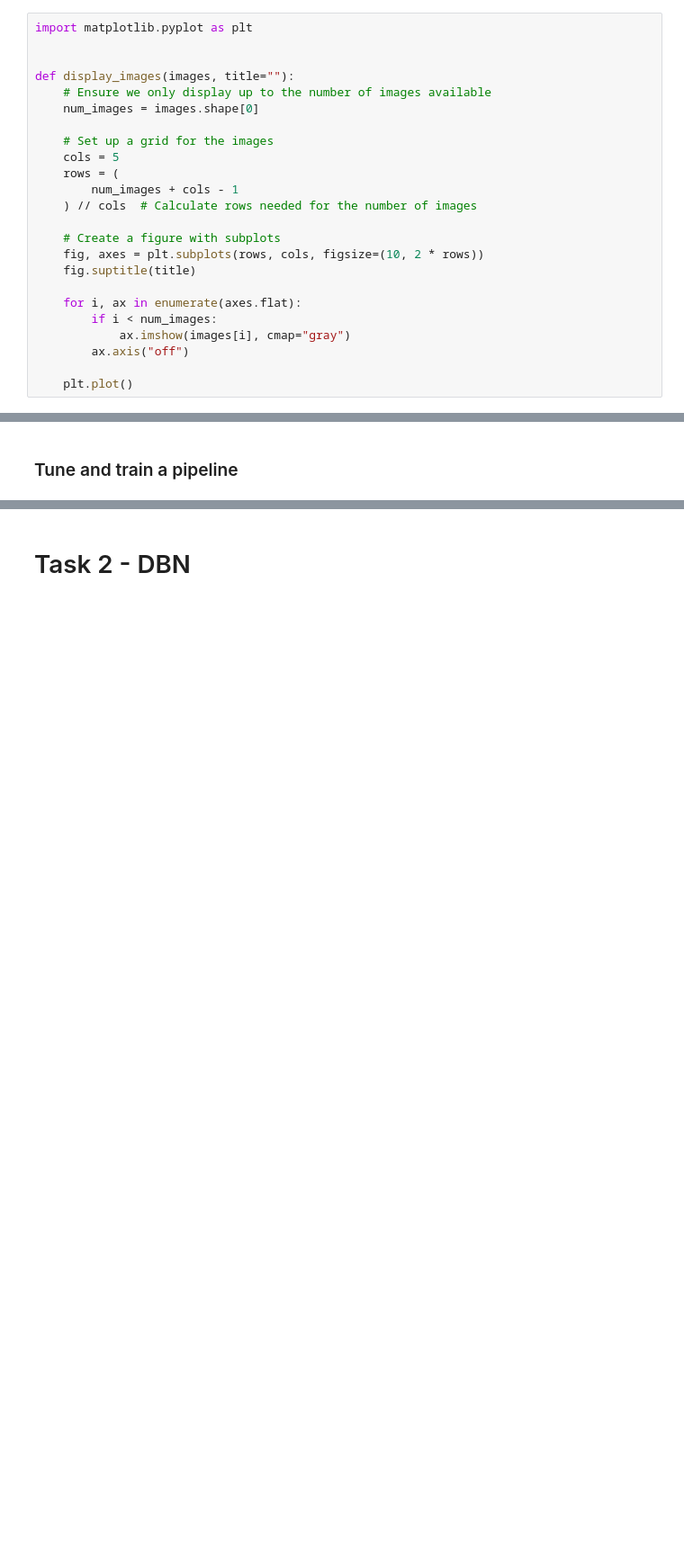
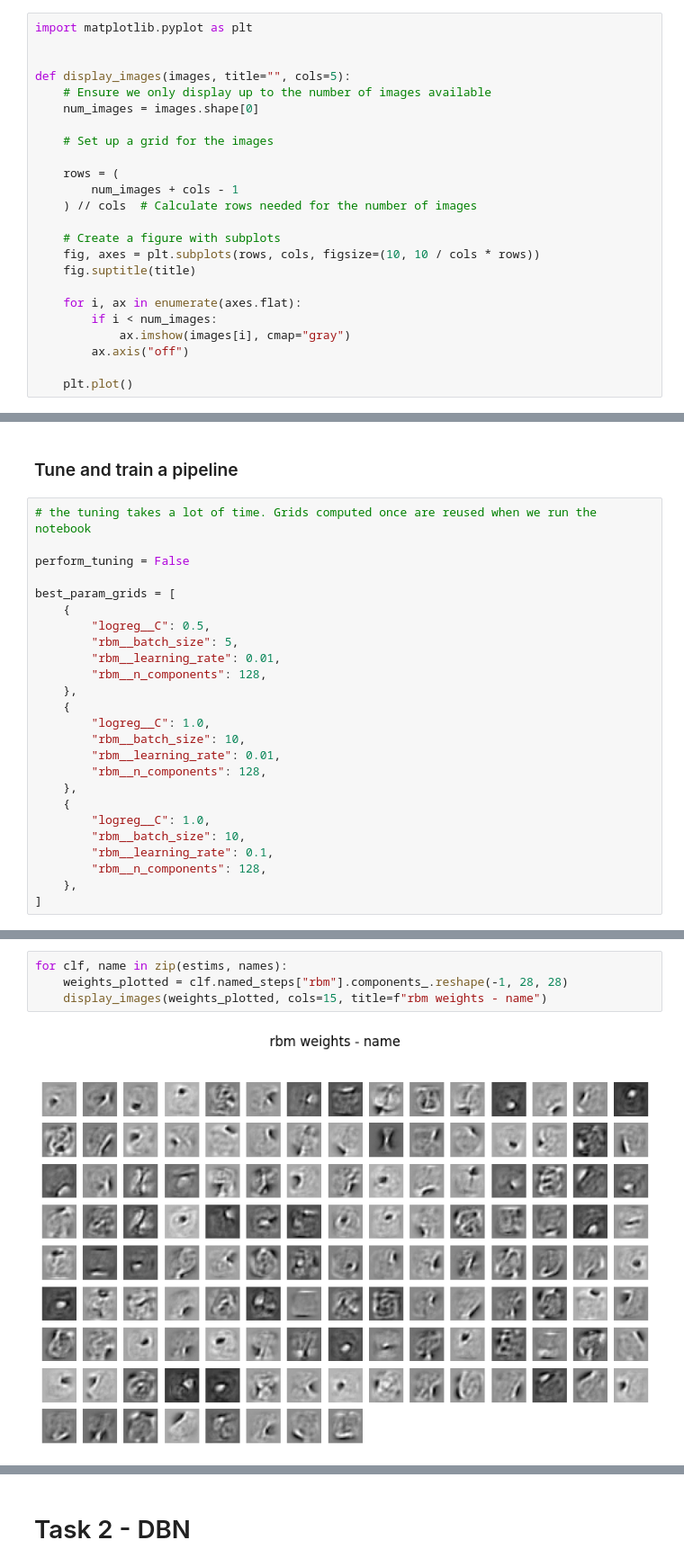
Before and after one commit to my-alaska/ml-course, a Jupyter notebook: rbm/rbms.ipynb, the cells around one changed output, grey strips where cells are left out. Shown at 90% size. Drawn from its saved outputs; the diff is of its cells as text; blank space fills up the shorter version.

```diff
--- a/rbm/rbms.ipynb
+++ b/rbm/rbms.ipynb
@@ -83,18 +83,18 @@ kuzushiji_test_data = normalize(kuzushiji_test_data) > 99
 import matplotlib.pyplot as plt
 
 
-def display_images(images, title=""):
+def display_images(images, title="", cols=5):
     # Ensure we only display up to the number of images available
     num_images = images.shape[0]
 
     # Set up a grid for the images
-    cols = 5
+
     rows = (
         num_images + cols - 1
     ) // cols  # Calculate rows needed for the number of images
 
     # Create a figure with subplots
-    fig, axes = plt.subplots(rows, cols, figsize=(10, 2 * rows))
+    fig, axes = plt.subplots(rows, cols, figsize=(10, 10 / cols * rows))
     fig.suptitle(title)
 
     for i, ax in enumerate(axes.flat):
@@ -202,6 +202,31 @@ Training for mnist
 10   all  0.939800  0.691296  0.699025  0.6893
 # %% [markdown]
 ### Tune and train a pipeline
+# %%
+# the tuning takes a lot of time. Grids computed once are reused when we run the notebook
+
+perform_tuning = False
+
+best_param_grids = [
+    {
+        "logreg__C": 0.5,
+        "rbm__batch_size": 5,
+        "rbm__learning_rate": 0.01,
+        "rbm__n_components": 128,
+    },
+    {
+        "logreg__C": 1.0,
+        "rbm__batch_size": 10,
+        "rbm__learning_rate": 0.01,
+        "rbm__n_components": 128,
+    },
+    {
+        "logreg__C": 1.0,
+        "rbm__batch_size": 10,
+        "rbm__learning_rate": 0.1,
+        "rbm__n_components": 128,
+    },
+]
 # %%
 from sklearn.metrics import make_scorer
 from sklearn.model_selection import GridSearchCV
@@ -281,0 +344,6 @@ KeyboardInterrupt:
+# %%
+for clf, name in zip(estims, names):
+    weights_plotted = clf.named_steps["rbm"].components_.reshape(-1, 28, 28)
+    display_images(weights_plotted, cols=15, title=f"rbm weights - name")
+# %% [output]
+[figure, added]
```
Also changed, not shown: parts of 10 cells of this notebook.
